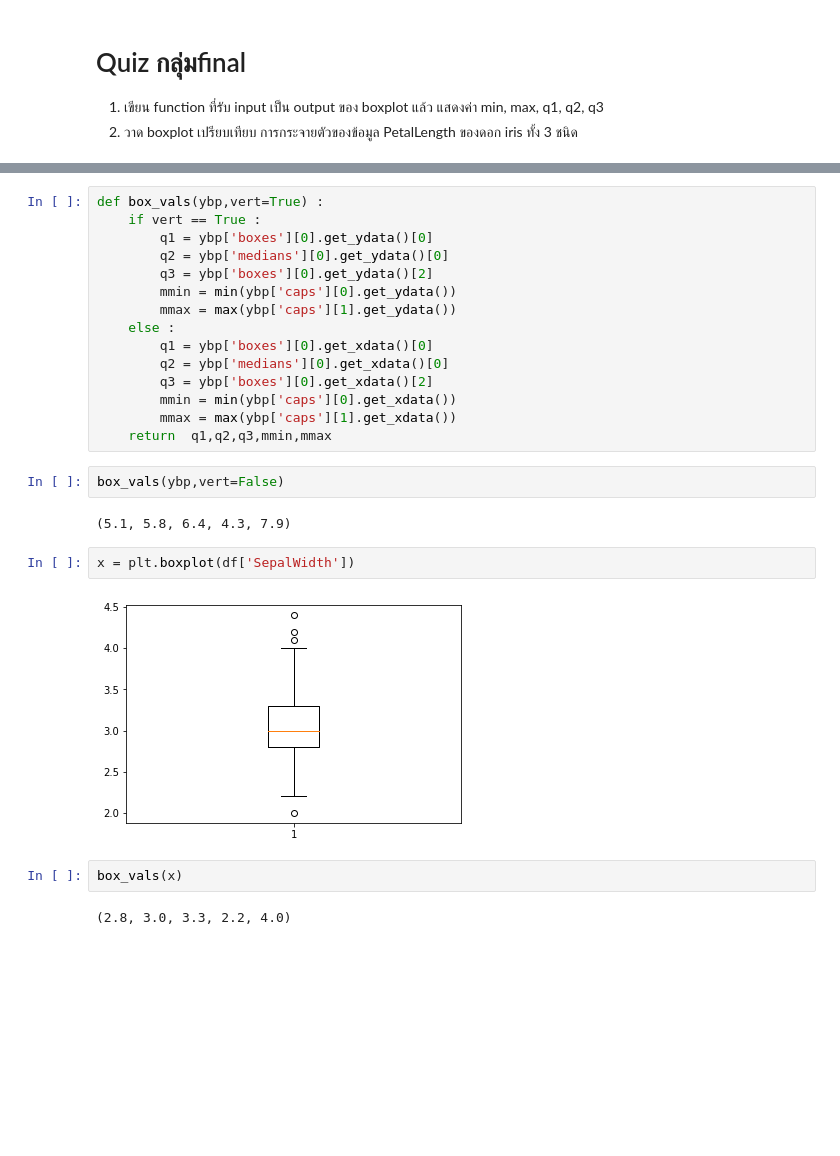
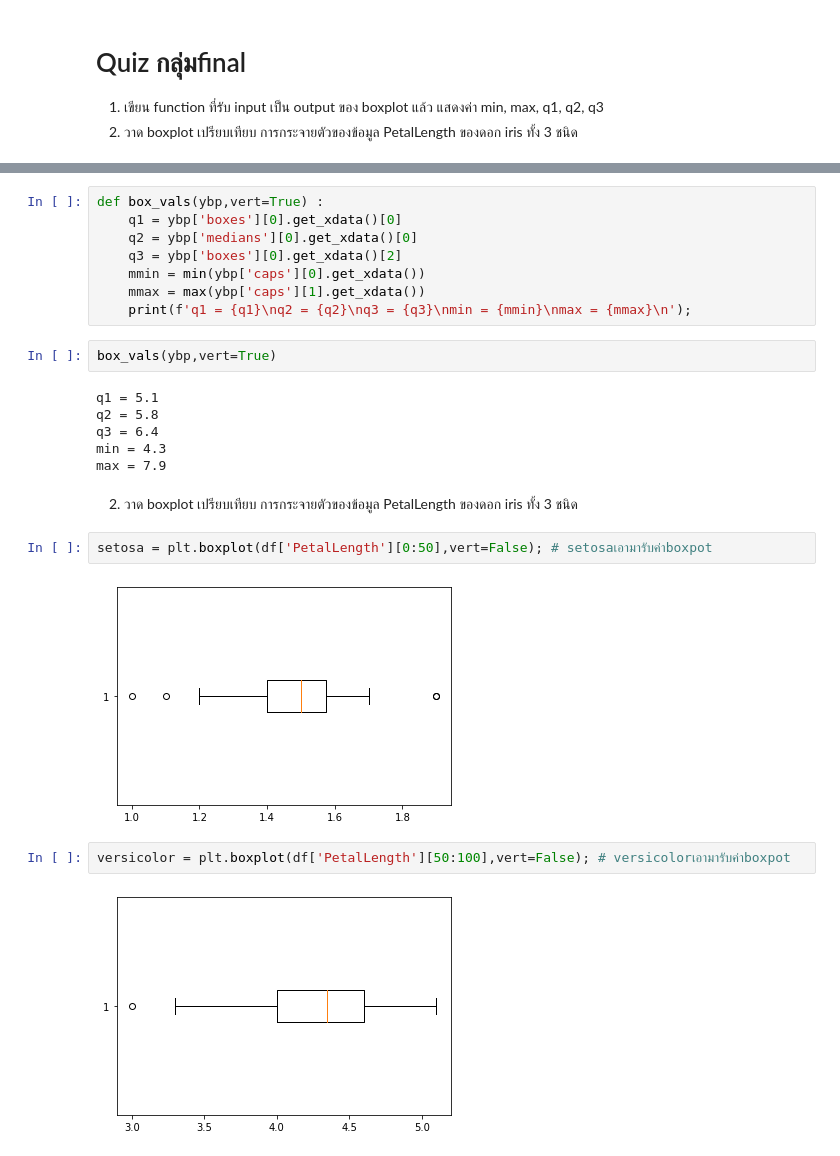
Before and after one commit to PhinyadaPhen/data_viz_2022, a Jupyter notebook: DataViz02_Data_Distribution_.ipynb, the cells around one changed output, grey strips where cells are left out. Saved outputs shown, nothing was run; the diff lists cells and outputs as text; blank space fills up the shorter version.

```diff
--- a/DataViz02_Data_Distribution_.ipynb
+++ b/DataViz02_Data_Distribution_.ipynb
@@ -293,27 +295,26 @@ plt.boxplot(df['SepalLength'],vert=False,showmeans=True,meanprops={'marker':'o'}
 # %%
 def box_vals(ybp,vert=True) :
-    if vert == True :
-        q1 = ybp['boxes'][0].get_ydata()[0]
-        q2 = ybp['medians'][0].get_ydata()[0]
-        q3 = ybp['boxes'][0].get_ydata()[2]
-        mmin = min(ybp['caps'][0].get_ydata())
-        mmax = max(ybp['caps'][1].get_ydata())
-    else :
-        q1 = ybp['boxes'][0].get_xdata()[0]
-        q2 = ybp['medians'][0].get_xdata()[0]
-        q3 = ybp['boxes'][0].get_xdata()[2]
-        mmin = min(ybp['caps'][0].get_xdata())
-        mmax = max(ybp['caps'][1].get_xdata())
-    return  q1,q2,q3,mmin,mmax
+    q1 = ybp['boxes'][0].get_xdata()[0]
+    q2 = ybp['medians'][0].get_xdata()[0]
+    q3 = ybp['boxes'][0].get_xdata()[2]
+    mmin = min(ybp['caps'][0].get_xdata())
+    mmax = max(ybp['caps'][1].get_xdata())
+    print(f'q1 = {q1}\nq2 = {q2}\nq3 = {q3}\nmin = {mmin}\nmax = {mmax}\n');
 # %%
-box_vals(ybp,vert=False)
+box_vals(ybp,vert=True)
 # %% [output]
-(5.1, 5.8, 6.4, 4.3, 7.9)
+q1 = 5.1
+q2 = 5.8
+q3 = 6.4
+min = 4.3
+max = 7.9
-# %%
-x = plt.boxplot(df['SepalWidth'])
-# %% [output]
-[figure, removed]
-# %%
-box_vals(x)
-# %% [output]
-(2.8, 3.0, 3.3, 2.2, 4.0)
+# %% [markdown]
+2. วาด boxplot เปรียบเทียบ การกระจายตัวของข้อมูล PetalLength ของดอก iris ทั้ง 3 ชนิด
+# %%
+setosa = plt.boxplot(df['PetalLength'][0:50],vert=False); # setosaเอามารับค่าboxpot
+# %% [output]
+[figure, added]
+# %%
+versicolor = plt.boxplot(df['PetalLength'][50:100],vert=False); # versicolorเอามารับค่าboxpot
+# %% [output]
+[figure, added]
```
Also changed, not shown: parts of 3 cells of this notebook.
